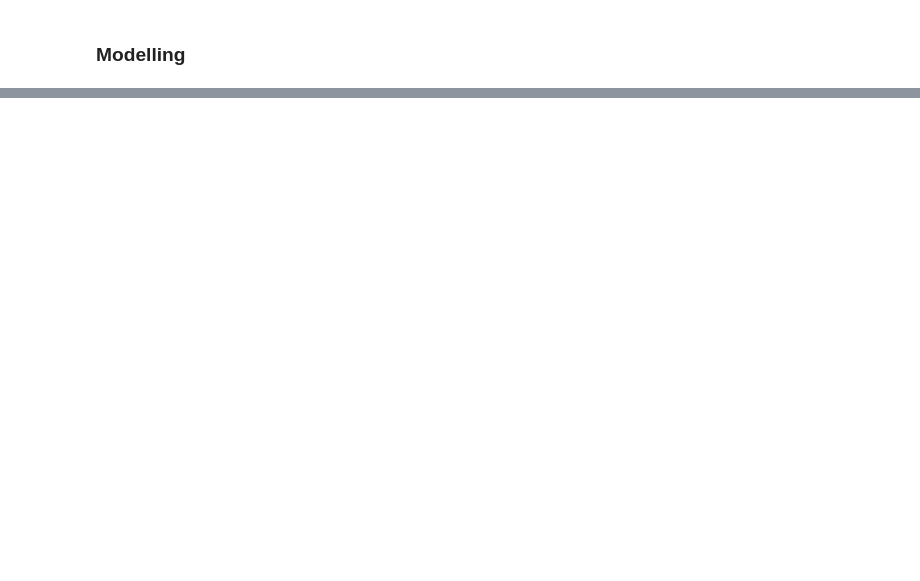
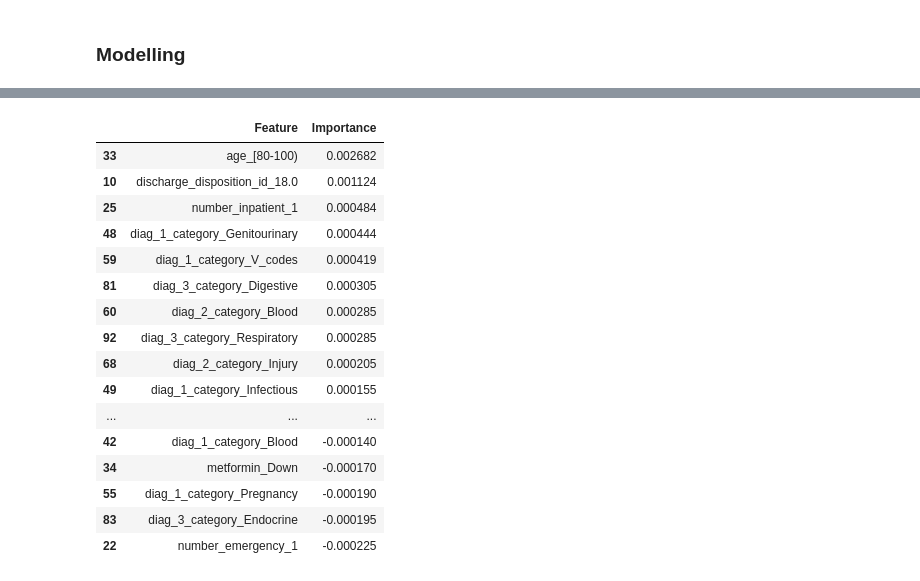
Before and after one commit to zackchianus/Team6_IT5006_Healthcare_Analytics_AY2526, a Jupyter notebook: EDA_Code.ipynb, the cells around one changed output, grey strips where cells are left out. Drawn from its saved outputs; the diff is of its cells as text; code cells hidden in the pictures; blank space fills up the shorter version.

```diff
--- a/EDA_Code.ipynb
+++ b/EDA_Code.ipynb
@@ -806,10 +865,12 @@ X_test['num_procedures'] = procedure_scaler.transform(X_test[['num_procedures']]
 
 1. Log transform then standard scaler
 # %%
-X_train['num_medications'] = np.log1p(X_train['num_medications'])
-medication_scaler = StandardScaler()
-X_train['num_medications'] = medication_scaler.fit_transform(X_train[['num_medications']])
-X_test['num_medications'] = medication_scaler.transform(X_test[['num_medications']])
+# X_train['num_medications'] = np.log1p(X_train['num_medications'])
+# X_test['num_medications'] = np.log1p(X_test['num_medications'])
+
+# medication_scaler = StandardScaler()
+# X_train['num_medications'] = medication_scaler.fit_transform(X_train[['num_medications']])
+# X_test['num_medications'] = medication_scaler.transform(X_test[['num_medications']])
 # %% [markdown]
 ### Number of outpatient/ emergency /inpatient
 
@@ -1084 +1206,21 @@ Accuracy: 0.5362090989486096
+# %%
+importances_df.head(50)
+# %% [output]
+|  | Feature | Importance |
+| 33 | age_[80-100) | 0.002682 |
+| 10 | discharge_disposition_id_18.0 | 0.001124 |
+| 25 | number_inpatient_1 | 0.000484 |
+| 48 | diag_1_category_Genitourinary | 0.000444 |
+| 59 | diag_1_category_V_codes | 0.000419 |
+| 81 | diag_3_category_Digestive | 0.000305 |
+| 60 | diag_2_category_Blood | 0.000285 |
+| 92 | diag_3_category_Respiratory | 0.000285 |
+| 68 | diag_2_category_Injury | 0.000205 |
+| 49 | diag_1_category_Infectious | 0.000155 |
+| ... | ... | ... |
+| 42 | diag_1_category_Blood | -0.000140 |
+| 34 | metformin_Down | -0.000170 |
+| 55 | diag_1_category_Pregnancy | -0.000190 |
+| 83 | diag_3_category_Endocrine | -0.000195 |
+| 22 | number_emergency_1 | -0.000225 |
 # %%
```
Also changed, not shown: parts of 58 cells of this notebook, 2 other files.
